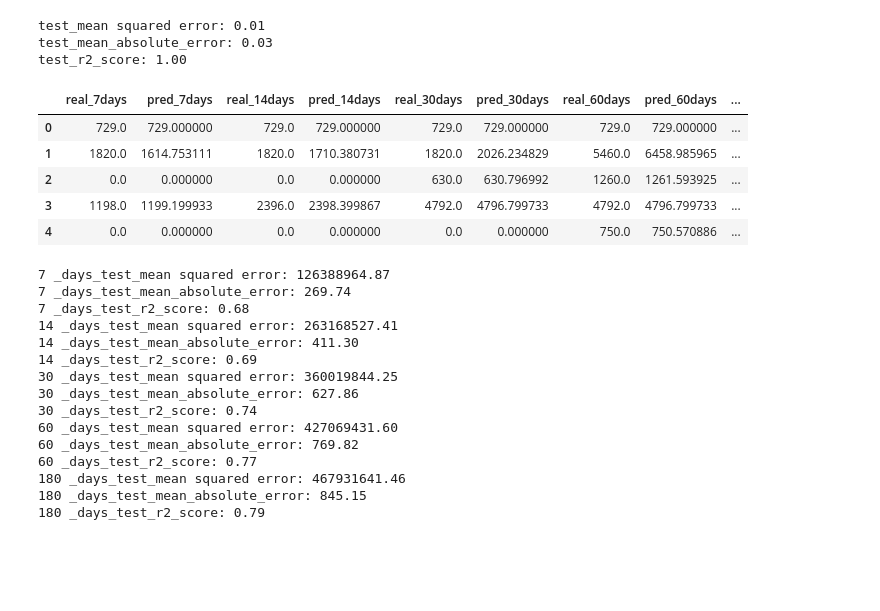
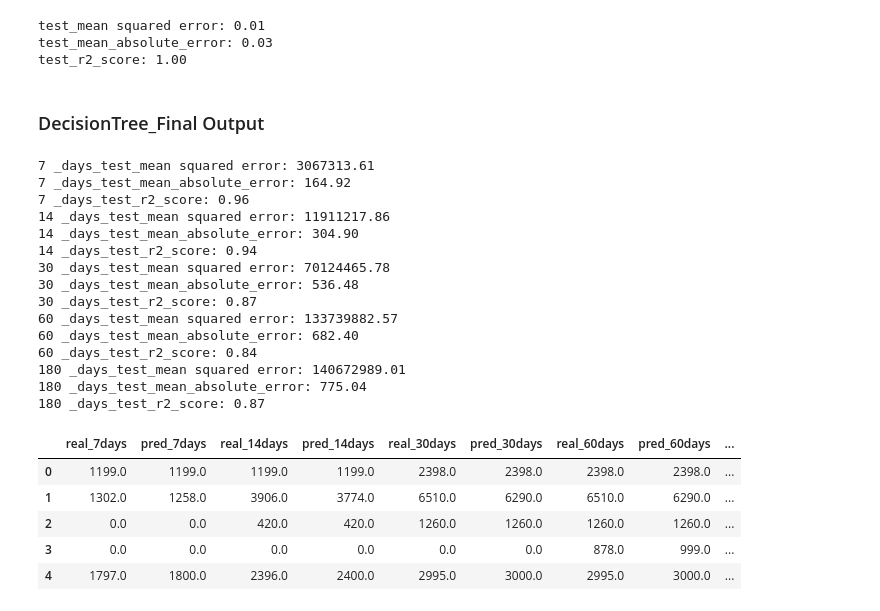
Before and after one commit to hwangching/BDSE_Avengers, a Jupyter notebook: return_prediction/EC/0614model.ipynb, the cells around one changed output. Cells and saved outputs as stored; diff of their text form; code cells hidden in the pictures; blank space fills up the shorter version.

```diff
--- a/return_prediction/EC/0614model.ipynb
+++ b/return_prediction/EC/0614model.ipynb
@@ -868,52 +867,63 @@ print("test_r2_score: %.2f"
 test_mean squared error: 0.01
 test_mean_absolute_error: 0.03
 test_r2_score: 1.00
+# %% [markdown]
+### DecisionTree_Final Output
 # %%
+model = DecisionTreeRegressor(random_state=0)
+#model = DecisionTreeRegressor(random_state=0,max_depth=20,min_samples_leaf=3,min_samples_split=8)
+targetname=['sales_7days','sales_14days','sales_30days','sales_60days','sales_180days']
+train,test,val=trainTestValSplit(ohe_df)
+trainX,trainY=dfXYSplit(train,targetIndex,targetname)
+testX,y_test=dfXYSplit(test,targetIndex,targetname)
+valX,valY=dfXYSplit(val,targetIndex,targetname)
+model.fit(trainX,trainY)
+y_predict=model.predict(testX)
+valPredY=model.predict(valX)
+
 subtotal=pd.DataFrame()
 subtotal['real_7days']=np.expm1(y_test[y_test.columns[0]].reset_index(drop=True))
 subtotal['pred_7days']=np.expm1(np.array(y_predict))[:,0]
 subtotal['real_14days']=np.expm1(y_test[y_test.columns[1]].reset_index(drop=True))
 subtotal['pred_14days']=np.expm1(np.array(y_predict))[:,1]
 subtotal['real_30days']=np.expm1(y_test[y_test.columns[2]].reset_index(drop=True))
 subtotal['pred_30days']=np.expm1(np.array(y_predict))[:,2]
 subtotal['real_60days']=np.expm1(y_test[y_test.columns[3]].reset_index(drop=True))
 subtotal['pred_60days']=np.expm1(np.array(y_predict))[:,3]
 subtotal['real_180days']=np.expm1(y_test[y_test.columns[4]].reset_index(drop=True))
 subtotal['pred_180days']=np.expm1(np.array(y_predict))[:,4]
+timelist=[7,14,30,60,180]
+for i  in timelist:
+    teststr=f'real_{i}days'
+    predstr=f'pred_{i}days'
+    test=subtotal[teststr]
+    predict=subtotal[predstr]
+    print(i,"_days_test_mean squared error: %.2f"
+          % mean_squared_error(test,predict))
+    print(i,"_days_test_mean_absolute_error: %.2f"
+          % mean_absolute_error(test,predict))
+    print(i,"_days_test_r2_score: %.2f"
+          % r2_score(test,predict))
 subtotal.head()
 # %% [output]
+7 _days_test_mean squared error: 3067313.61
+7 _days_test_mean_absolute_error: 164.92
+7 _days_test_r2_score: 0.96
+14 _days_test_mean squared error: 11911217.86
+14 _days_test_mean_absolute_error: 304.90
+14 _days_test_r2_score: 0.94
+30 _days_test_mean squared error: 70124465.78
+30 _days_test_mean_absolute_error: 536.48
+30 _days_test_r2_score: 0.87
+60 _days_test_mean squared error: 133739882.57
+60 _days_test_mean_absolute_error: 682.40
+60 _days_test_r2_score: 0.84
+180 _days_test_mean squared error: 140672989.01
+180 _days_test_mean_absolute_error: 775.04
+180 _days_test_r2_score: 0.87
 |  | real_7days | pred_7days | real_14days | pred_14days | real_30days | pred_30days | real_60days | pred_60days | ... |
-| 0 | 729.0 | 729.000000 | 729.0 | 729.000000 | 729.0 | 729.000000 | 729.0 | 729.000000 | ... |
-| 1 | 1820.0 | 1614.753111 | 1820.0 | 1710.380731 | 1820.0 | 2026.234829 | 5460.0 | 6458.985965 | ... |
-| 2 | 0.0 | 0.000000 | 0.0 | 0.000000 | 630.0 | 630.796992 | 1260.0 | 1261.593925 | ... |
-| 3 | 1198.0 | 1199.199933 | 2396.0 | 2398.399867 | 4792.0 | 4796.799733 | 4792.0 | 4796.799733 | ... |
-| 4 | 0.0 | 0.000000 | 0.0 | 0.000000 | 0.0 | 0.000000 | 750.0 | 750.570886 | ... |
+| 0 | 1199.0 | 1199.0 | 1199.0 | 1199.0 | 2398.0 | 2398.0 | 2398.0 | 2398.0 | ... |
+| 1 | 1302.0 | 1258.0 | 3906.0 | 3774.0 | 6510.0 | 6290.0 | 6510.0 | 6290.0 | ... |
+| 2 | 0.0 | 0.0 | 420.0 | 420.0 | 1260.0 | 1260.0 | 1260.0 | 1260.0 | ... |
+| 3 | 0.0 | 0.0 | 0.0 | 0.0 | 0.0 | 0.0 | 878.0 | 999.0 | ... |
+| 4 | 1797.0 | 1800.0 | 2396.0 | 2400.0 | 2995.0 | 3000.0 | 2995.0 | 3000.0 | ... |
-# %%
-timelist=[7,14,30,60,180]
-for i  in timelist:
-    teststr=f'real_{i}days'
-    predstr=f'pred_{i}days'
-    test=subtotal[teststr]
-    predict=subtotal[predstr]
-    print(i,"_days_test_mean squared error: %.2f"
-          % mean_squared_error(test,predict))
-    print(i,"_days_test_mean_absolute_error: %.2f"
-          % mean_absolute_error(test,predict))
-    print(i,"_days_test_r2_score: %.2f"
-          % r2_score(test,predict))
-# %% [output]
-7 _days_test_mean squared error: 126388964.87
-7 _days_test_mean_absolute_error: 269.74
-7 _days_test_r2_score: 0.68
-14 _days_test_mean squared error: 263168527.41
-14 _days_test_mean_absolute_error: 411.30
-14 _days_test_r2_score: 0.69
-30 _days_test_mean squared error: 360019844.25
-30 _days_test_mean_absolute_error: 627.86
-30 _days_test_r2_score: 0.74
-60 _days_test_mean squared error: 427069431.60
-60 _days_test_mean_absolute_error: 769.82
-60 _days_test_r2_score: 0.77
-180 _days_test_mean squared error: 467931641.46
-180 _days_test_mean_absolute_error: 845.15
-180 _days_test_r2_score: 0.79
```
Also changed, not shown: parts of 5 cells of this notebook.
